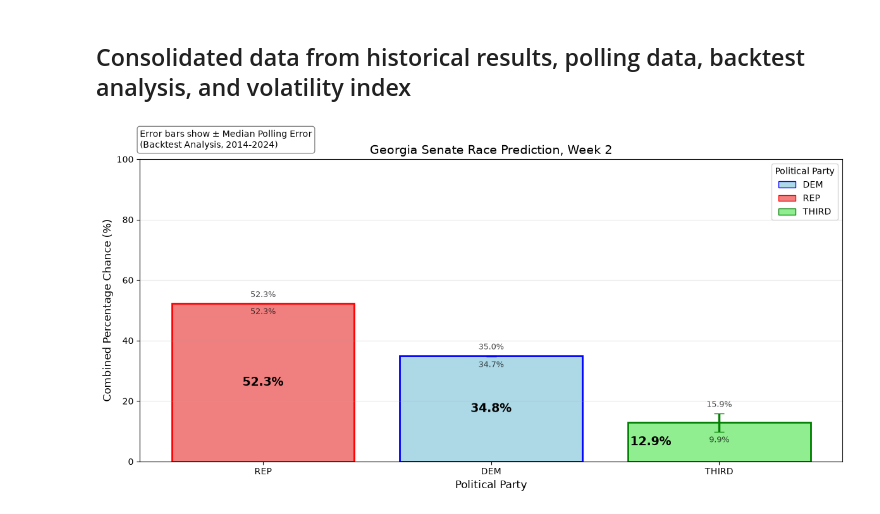
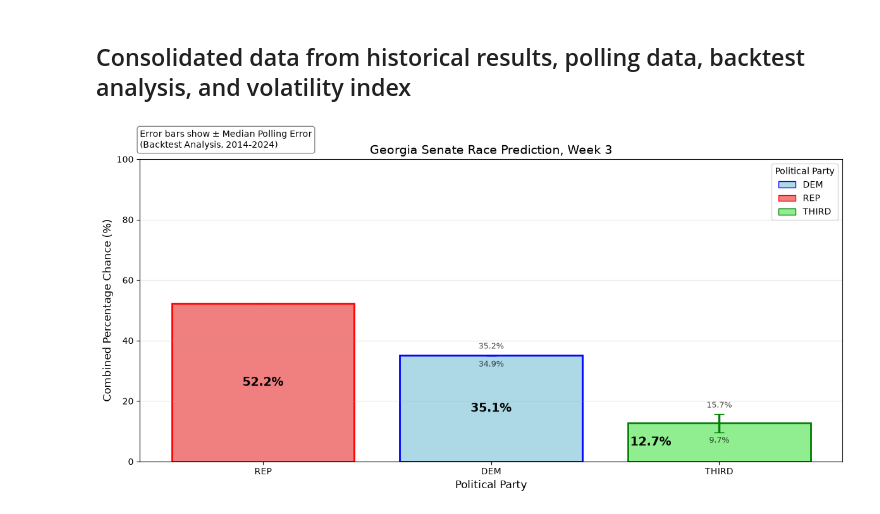
Before and after one commit to ktkt9898/CS-Senior-Project, a Jupyter notebook: _build/jupyter_execute/Georgia_Election_Analysis.ipynb, the cells around one changed output. Drawn from its saved outputs; the diff is of its cells as text; code cells hidden in the pictures.

```diff
--- a/_build/jupyter_execute/Georgia_Election_Analysis.ipynb
+++ b/_build/jupyter_execute/Georgia_Election_Analysis.ipynb
@@ -378,7 +379,7 @@ Median Third Party Error Margin: -3.03%
 ## Consolidated data from historical results, polling data, backtest analysis, and volatility index
 # %%
 # Update Week **MANUALLY**
-week = 2
+week = 3
 
 # Dictionary of median error margins
 median_error_margins = {
@@ -502,28 +503,32 @@ for i, (party, percentage) in enumerate(zip(parties, percentages)):
 # Add range labels at the top of error bars
 for i, percentage in enumerate(percentages):
     err = abs(median_error_margins.get(parties[i], 0))
-    upper = percentage + err
-    lower = percentage - err
-    plt.text(
-        i,
-        upper + 1.5,
-        f"{upper:.1f}%",
-        ha="center",
-        va="bottom",
-        fontsize=9,
-        color="black",
-        alpha=0.7,
-    )
-    plt.text(
-        i,
-        lower - 1.5,
-        f"{lower:.1f}%",
-        ha="center",
-        va="top",
-        fontsize=9,
-        color="black",
-        alpha=0.7,
-    )
+    upper = round(percentage + err, 1)
+    lower = round(percentage - err, 1)
+
+    if upper == lower:
+        continue  # Skip if there's no error margin
+    else:
+        plt.text(
+            i,
+            upper + 1.5,
+            f"{upper:.1f}%",
+            ha="center",
+            va="bottom",
+            fontsize=9,
+            color="black",
+            alpha=0.7,
+        )
+        plt.text(
+            i,
+            lower - 1.5,
+            f"{lower:.1f}%",
+            ha="center",
+            va="top",
+            fontsize=9,
+            color="black",
+            alpha=0.7,
+        )
 
 # Set y-axis limits (0 to 100 since it's a percentage)
 plt.ylim(0, 100)
@@ -533,31 +538,31 @@ plt.xlabel("Political Party", fontsize=12)
 plt.ylabel("Combined Percentage Chance (%)", fontsize=12)
 plt.title(f"Georgia Senate Race Prediction, Week {week}", fontsize=14)
 
 # Apply aliases to x-axis tick labels
 x_labels = [alias_map.get(party, party) for party in parties]
 plt.xticks(range(len(parties)), x_labels)
 
 # Add grid
 plt.grid(axis="y", alpha=0.3)
 
 # Add legend
 plt.legend(handles=legend_elements, title="Political Party", loc="upper right")
 
 # Add annotation explaining error bars
 plt.text(
     0,
     1.1,
     f"Error bars show ± Median Polling Error\n(Backtest Analysis, 2014-2024)",
     transform=plt.gca().transAxes,
     fontsize=10,
     verticalalignment="top",
     bbox=dict(boxstyle="round", facecolor="white", alpha=0.9, edgecolor="gray"),
 )
 
 plt.tight_layout()
 plt.savefig(
     f"_static/images/georgia_graph_week_{week}.png", dpi=300, bbox_inches="tight"
 )
 plt.show()
 # %% [output]
-[figure, old version]
+[figure, new version]
```
Also changed, not shown: parts of 3 cells of this notebook, 56 other files.
